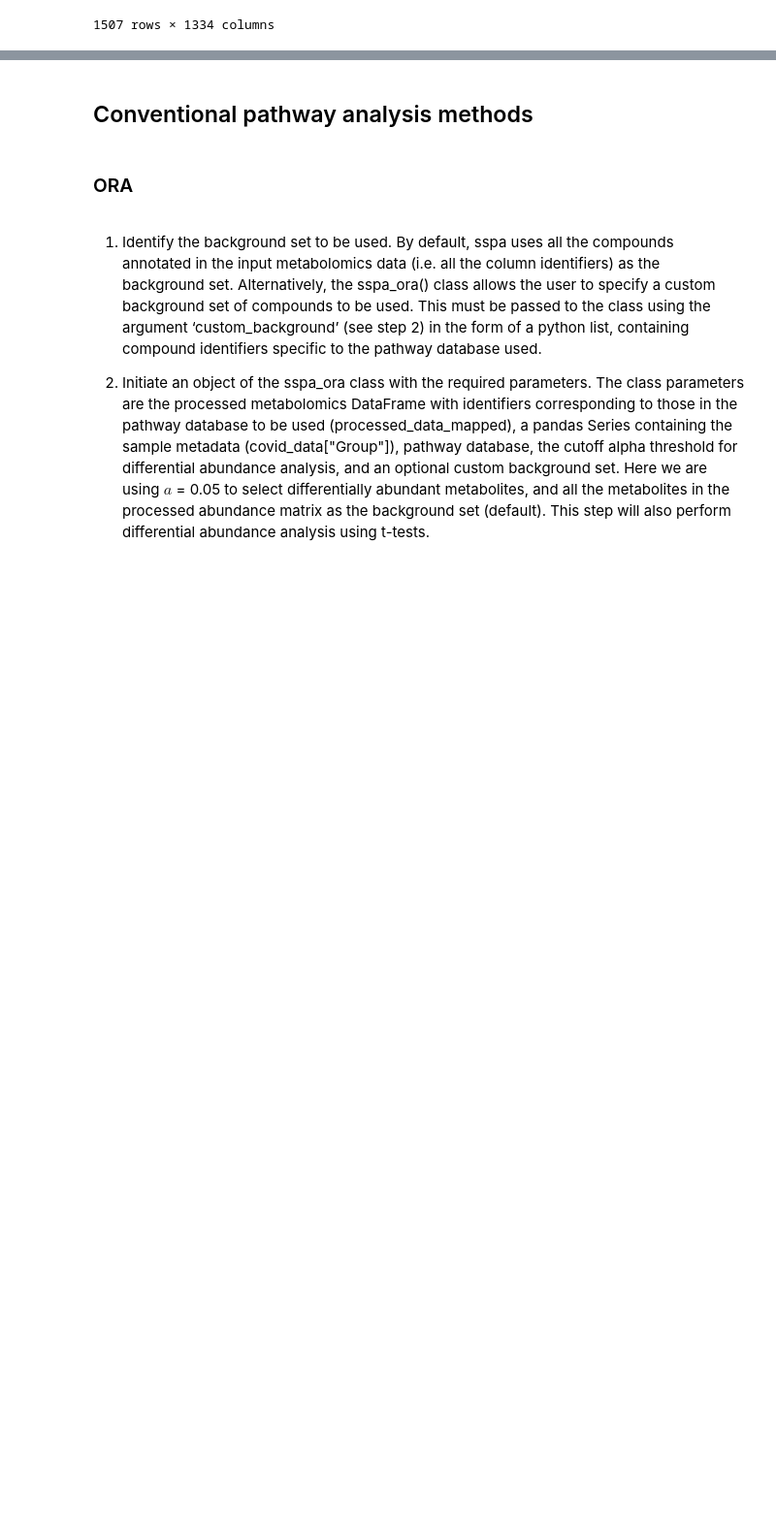
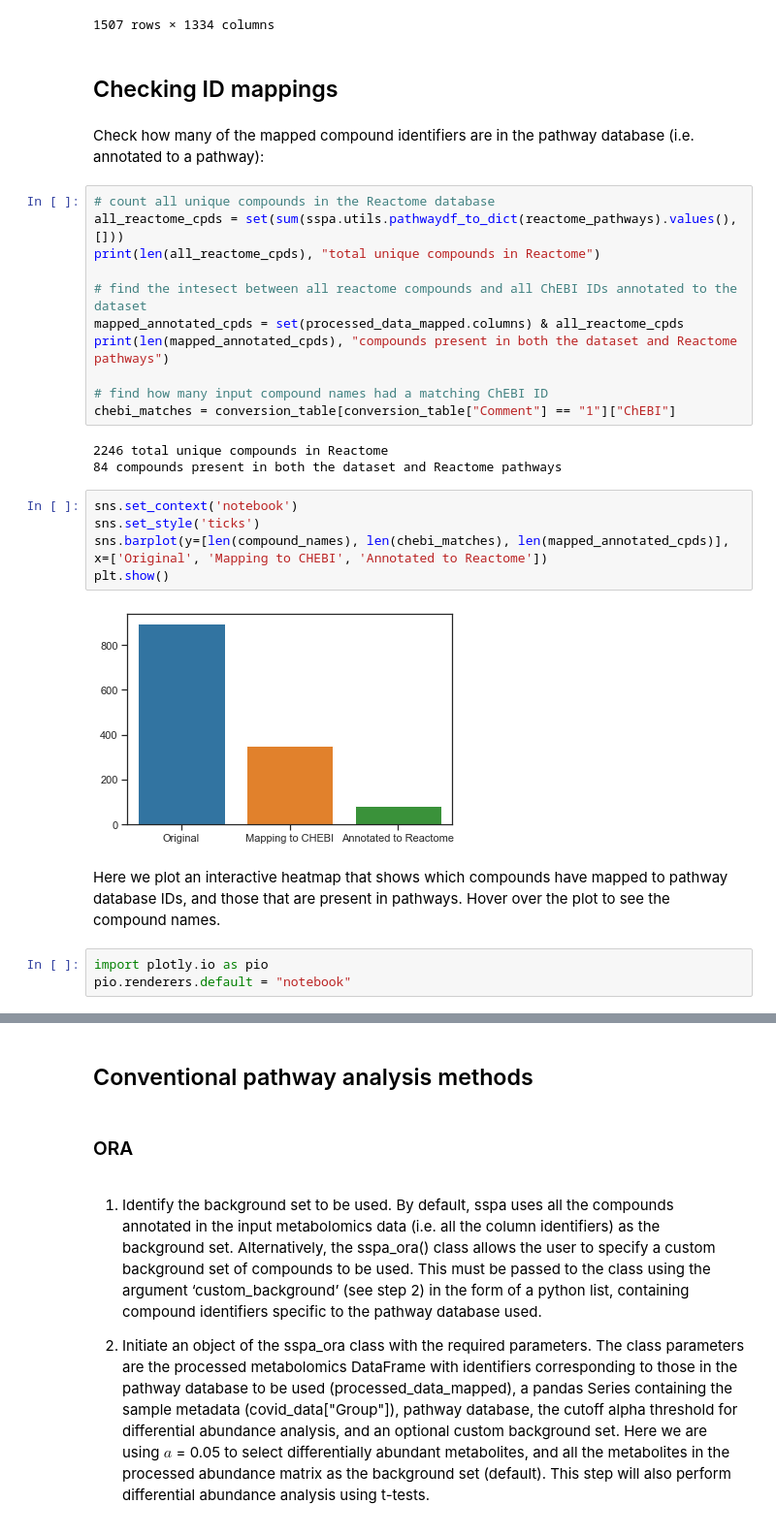
Before and after one commit to cwieder/py-ssPA, a Jupyter notebook: sspa_walkthrough.ipynb, the cells around one changed output, grey strips where cells are left out. Shown: that part at 97% size. Drawn from its saved outputs; the diff is of its cells as text; blank space fills up the shorter version.

```diff
--- a/sspa_walkthrough.ipynb
+++ b/sspa_walkthrough.ipynb
@@ -221,3 +222,33 @@ reactome_mouse_latest_read
 | R-MMU-991365 | Activation of GABAB receptors | 58189 | 29103 | 17552 | 59888 | 43474 | 18420 | 37565 |  |  | ... |
 | R-MMU-997272 | Inhibition of voltage gated Ca2+ ... | 59888 | 29103 |  |  |  |  |  |  |  | ... |
 1507 rows × 1334 columns
+# %% [markdown]
+## Checking ID mappings
+# %% [markdown]
+Check how many of the mapped compound identifiers are in the pathway database (i.e. annotated to a pathway):
+# %%
+# count all unique compounds in the Reactome database
+all_reactome_cpds = set(sum(sspa.utils.pathwaydf_to_dict(reactome_pathways).values(), []))
+print(len(all_reactome_cpds), "total unique compounds in Reactome")
+
+# find the intesect between all reactome compounds and all ChEBI IDs annotated to the dataset
+mapped_annotated_cpds = set(processed_data_mapped.columns) & all_reactome_cpds
+print(len(mapped_annotated_cpds), "compounds present in both the dataset and Reactome pathways")
+
+# find how many input compound names had a matching ChEBI ID
+chebi_matches = conversion_table[conversion_table["Comment"] == "1"]["ChEBI"]
+# %% [output]
+2246 total unique compounds in Reactome
+84 compounds present in both the dataset and Reactome pathways
+# %%
+sns.set_context('notebook')
+sns.set_style('ticks')
+sns.barplot(y=[len(compound_names), len(chebi_matches), len(mapped_annotated_cpds)], x=['Original', 'Mapping to CHEBI', 'Annotated to Reactome'])
+plt.show()
+# %% [output]
+[figure, added]
+# %% [markdown]
+Here we plot an interactive heatmap that shows which compounds have mapped to pathway database IDs, and those that are present in pathways. Hover over the plot to see the compound names.
+# %%
+import plotly.io as pio
+pio.renderers.default = "notebook"
```
Also changed, not shown: parts of 3 cells of this notebook.
